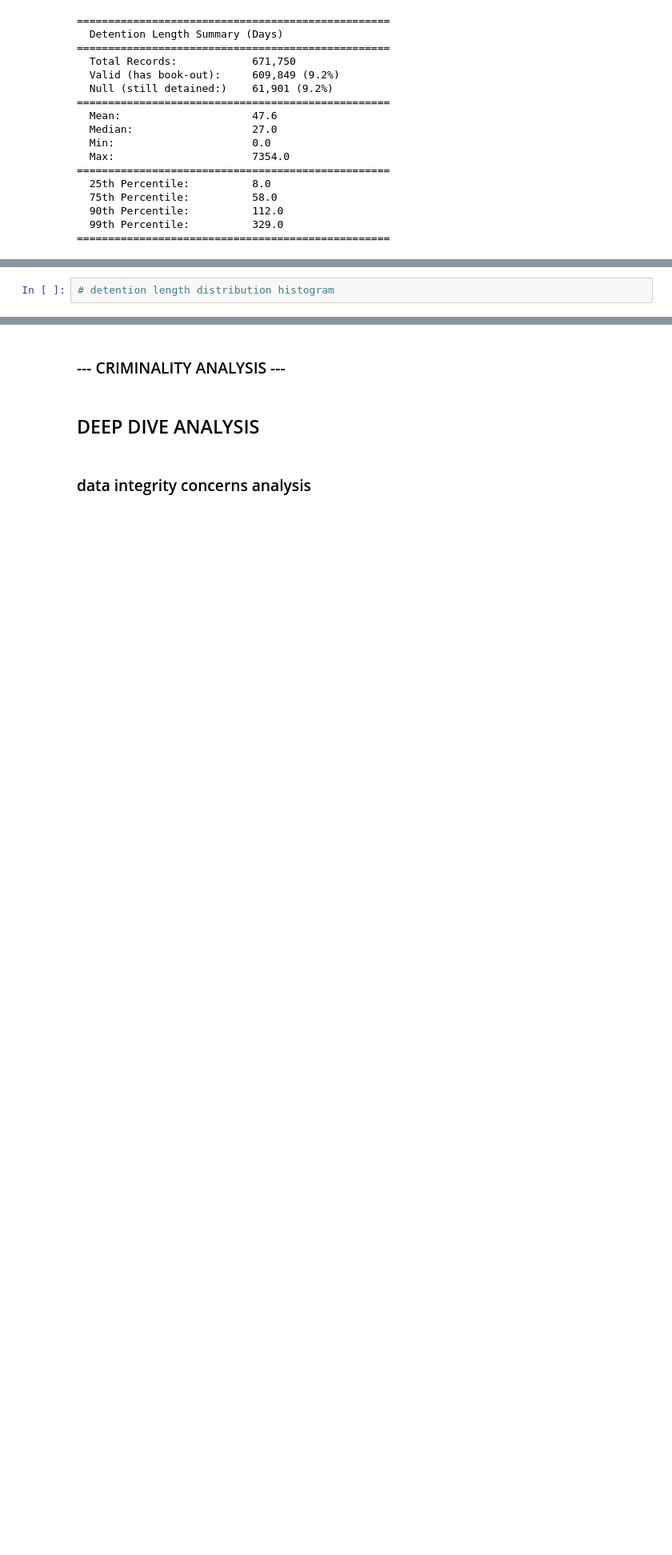
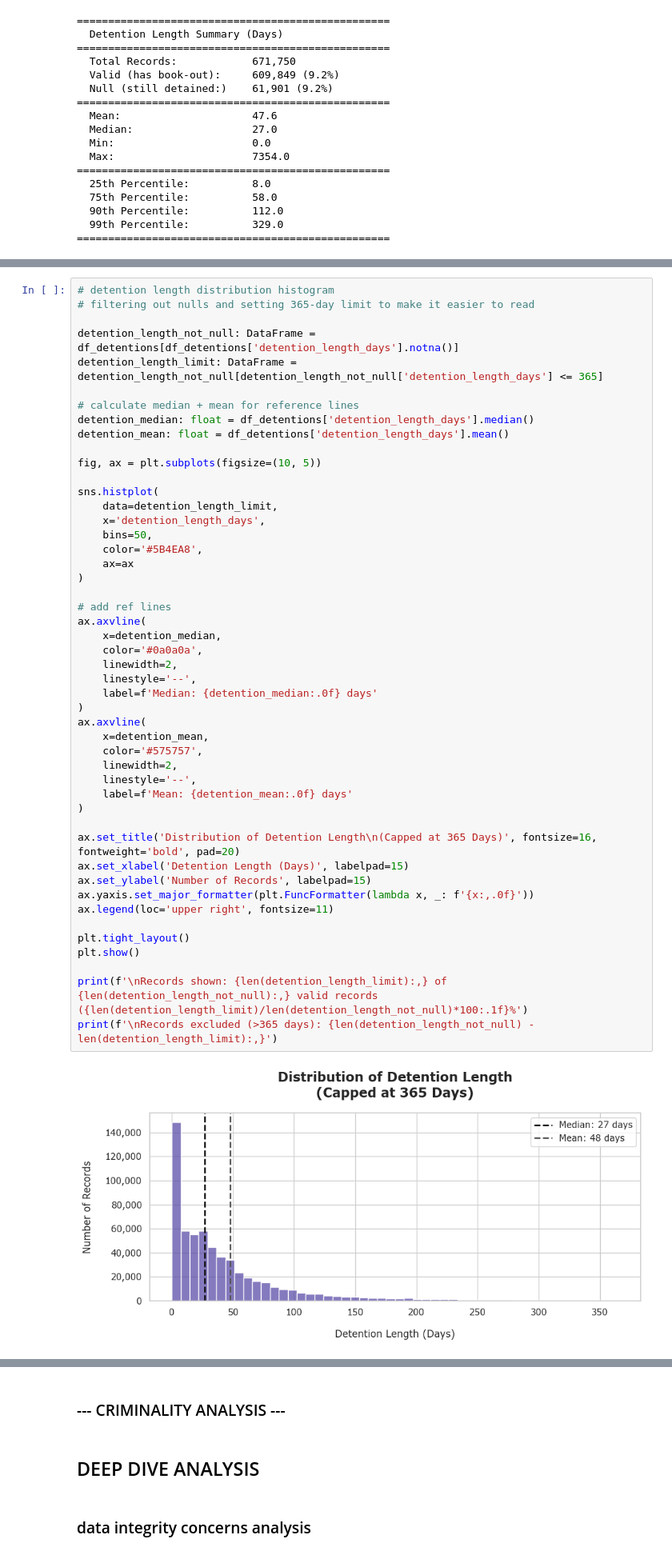
Before and after one commit to leamsley/capstone_project, a Jupyter notebook: data_analysis.ipynb, the cells around one changed output, grey strips where cells are left out. Shown at 80% size. Cells and saved outputs as stored; diff of their text form; blank space fills up the shorter version.

Commit message:
Checkpoint: finished detention length distribution analysis and visualizations

```diff
--- a/data_analysis.ipynb
+++ b/data_analysis.ipynb
@@ -1864,2 +1866,50 @@ print(f'{'='*50}')
 # %%
 # detention length distribution histogram
+# filtering out nulls and setting 365-day limit to make it easier to read
+
+detention_length_not_null: DataFrame = df_detentions[df_detentions['detention_length_days'].notna()]
+detention_length_limit: DataFrame = detention_length_not_null[detention_length_not_null['detention_length_days'] <= 365]
+
+# calculate median + mean for reference lines
+detention_median: float = df_detentions['detention_length_days'].median()
+detention_mean: float = df_detentions['detention_length_days'].mean()
+
+fig, ax = plt.subplots(figsize=(10, 5))
+
+sns.histplot(
+    data=detention_length_limit,
+    x='detention_length_days',
+    bins=50,
+    color='#5B4EA8',
+    ax=ax
+)
+
+# add ref lines
+ax.axvline(
+    x=detention_median,
+    color='#0a0a0a',
+    linewidth=2,
+    linestyle='--',
+    label=f'Median: {detention_median:.0f} days'
+)
+ax.axvline(
+    x=detention_mean,
+    color='#575757',
+    linewidth=2,
+    linestyle='--',
+    label=f'Mean: {detention_mean:.0f} days'
+)
+
+ax.set_title('Distribution of Detention Length\n(Capped at 365 Days)', fontsize=16, fontweight='bold', pad=20)
+ax.set_xlabel('Detention Length (Days)', labelpad=15)
+ax.set_ylabel('Number of Records', labelpad=15)
+ax.yaxis.set_major_formatter(plt.FuncFormatter(lambda x, _: f'{x:,.0f}'))
+ax.legend(loc='upper right', fontsize=11)
+
+plt.tight_layout()
+plt.show()
+
+print(f'\nRecords shown: {len(detention_length_limit):,} of {len(detention_length_not_null):,} valid records ({len(detention_length_limit)/len(detention_length_not_null)*100:.1f}%')
+print(f'\nRecords excluded (>365 days): {len(detention_length_not_null) - len(detention_length_limit):,}')
+# %% [output]
+[figure, added]
```
Also changed, not shown: parts of 4 cells of this notebook.
